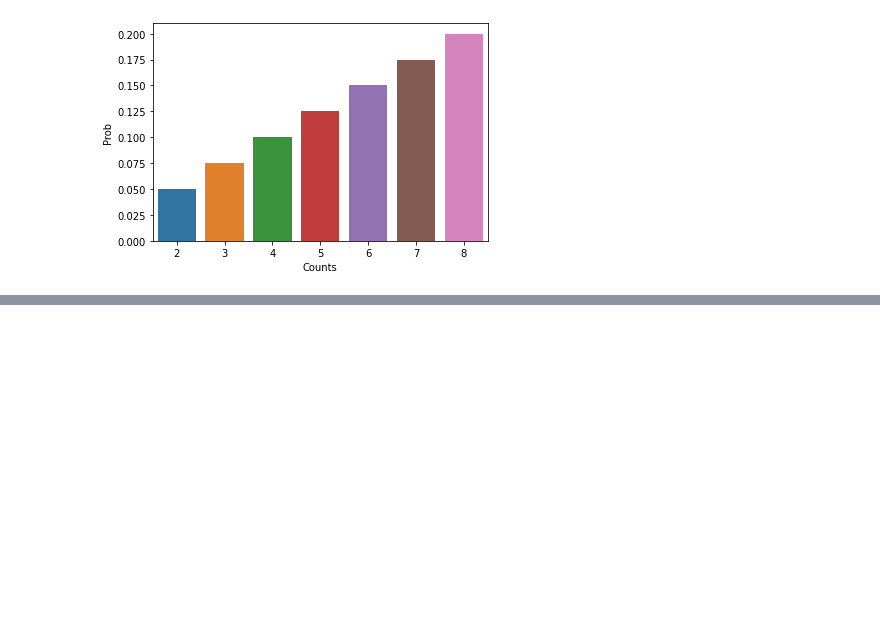
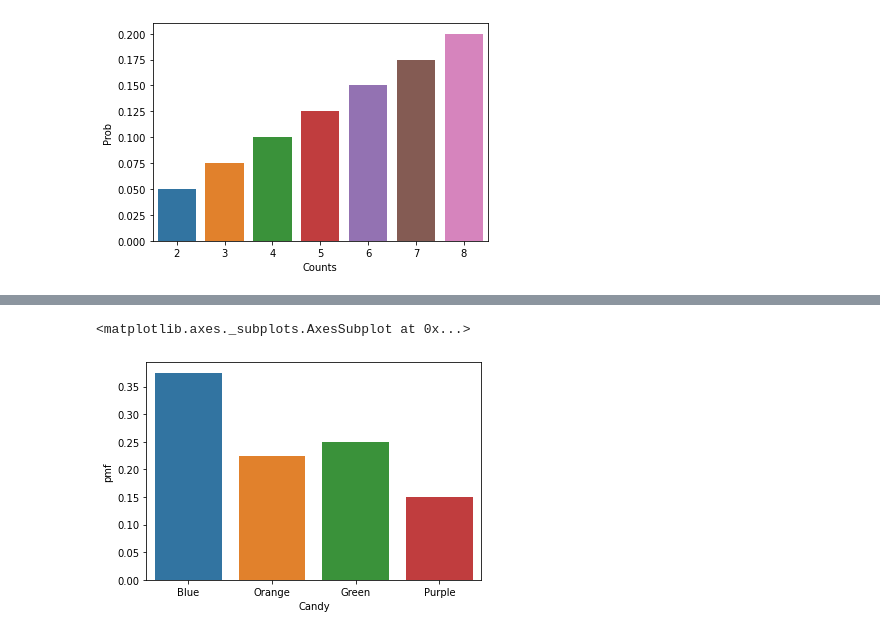
Before and after one commit to Data-Analysis-RCODI/ML-Playground, a Jupyter notebook: Stats_with_np,_pd.ipynb, the cells around one changed output, grey strips where cells are left out. Drawn from its saved outputs; the diff is of its cells as text; code cells hidden in the pictures; blank space fills up the shorter version.

```diff
--- a/Stats_with_np,_pd.ipynb
+++ b/Stats_with_np,_pd.ipynb
@@ -93,3 +93,9 @@ sns.barplot(data["Counts"], data["Prob"])
 # %% [output]
 <matplotlib.axes._subplots.AxesSubplot at 0x...>
 [figure]
+# %%
+data = {'Candy': ['Blue', 'Orange', 'Green', 'Purple'],
+        'Total': [30000, 18000, 20000, 12000]}
+
+df = pd.DataFrame(data)
+df
@@ -95,0 +108,3 @@ sns.barplot(data["Counts"], data["Prob"])
+# %%
+df["pmf"] = df["Total"]/df["Total"].sum()
+df
@@ -95,0 +117,5 @@ sns.barplot(data["Counts"], data["Prob"])
+# %%
+sns.barplot(df["Candy"], df["pmf"])
+# %% [output]
+<matplotlib.axes._subplots.AxesSubplot at 0x...>
+[figure, added]
```
Also changed, not shown: parts of 2 cells of this notebook.
